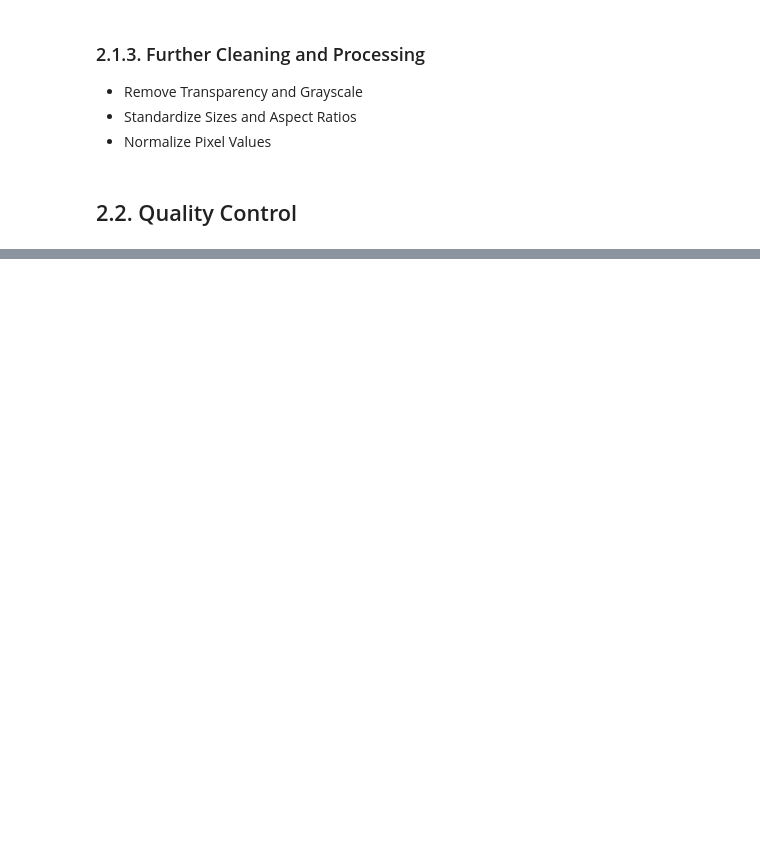
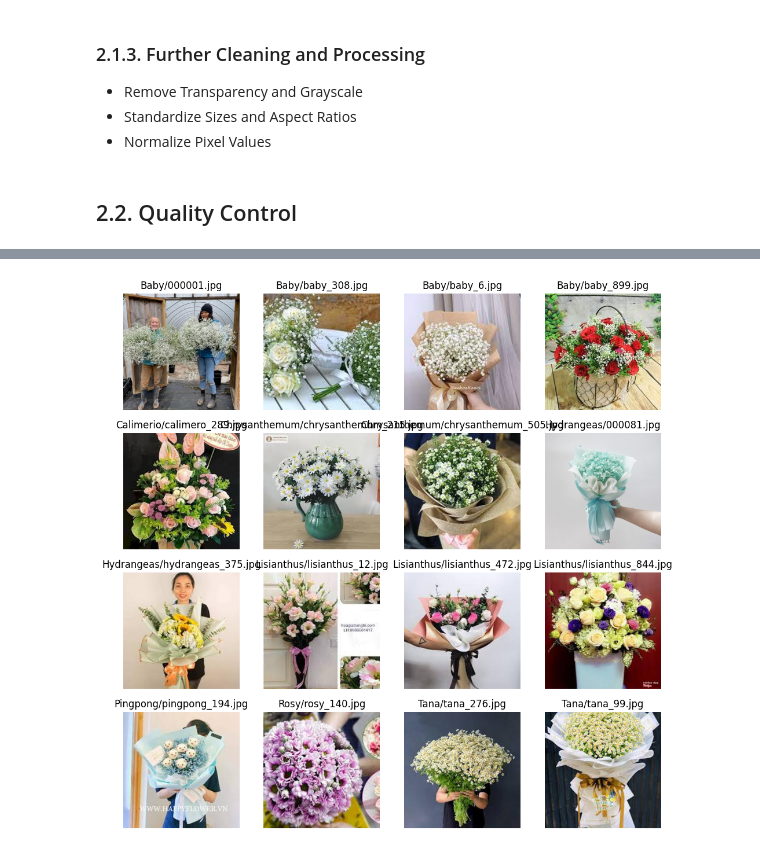
Before and after one commit to miketvo/rmit2023a-cosc2753-assignment2, a Jupyter notebook: notebooks/Step2.DataPrep.ipynb, the cells around one changed output, grey strips where cells are left out. Saved outputs shown, nothing was run; the diff lists cells and outputs as text; code cells hidden in the pictures; blank space fills up the shorter version.

```diff
--- a/notebooks/Step2.DataPrep.ipynb
+++ b/notebooks/Step2.DataPrep.ipynb
@@ -157,2 +217,4 @@ fig.savefig('images/DataPrep-ProcessedDataset-Stats.png')
 # %%
-data_plot_16samples(df_processed, to_file='images/DataPrep-ProcessedDataset-16Samples.png')
+data_plot_16samples(path_processed_dataset, df_processed, to_file='images/DataPrep-ProcessedDataset-16Samples.png')
+# %% [output]
+[figure, added]
```
Also changed, not shown: parts of 13 cells of this notebook, 5 other files.
